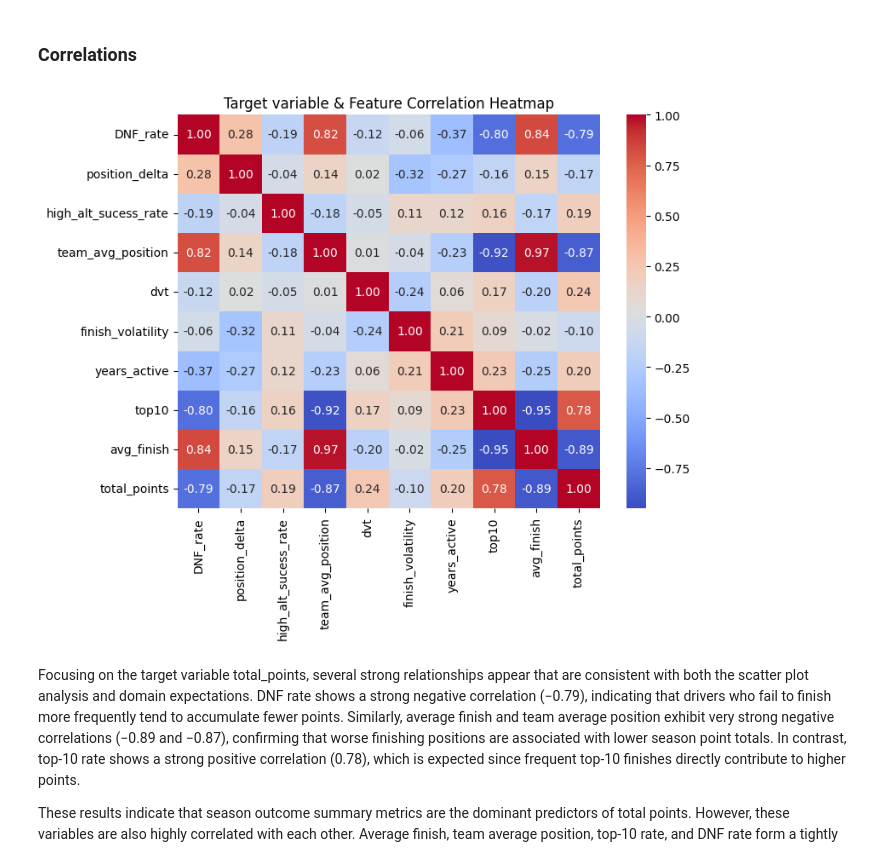
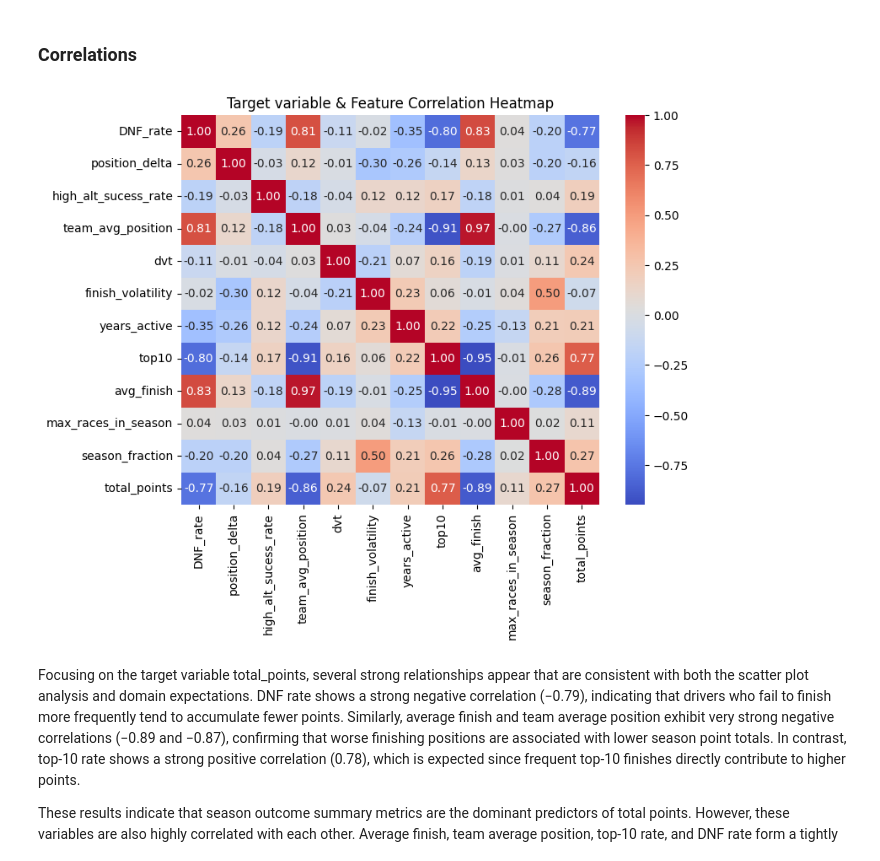
Before and after one commit to viurdaneta/F1, a Jupyter notebook: EDA.ipynb, the cells around one changed output. Drawn from its saved outputs; the diff is of its cells as text; code cells hidden in the pictures.

```diff
--- a/EDA.ipynb
+++ b/EDA.ipynb
@@ -568,6 +554,3 @@ array([  3,  18,   4, 822, 807,   8, 818, 821, 820, 828,  20,   1, 817,
-# %%
-df = df_cleaned
-df = df.drop(columns=["races_entered_x", "max_races_in_season", "season_fraction", "races_entered_y"])
 # %% [markdown]
 In our outlier analysis, we focused on identifying extreme observations in the DVT and related performance metrics. Initially, using standard deviation thresholds, we flagged several drivers with unusually high or low DVT values. Upon closer inspection, most of the extreme values corresponded to dominant drivers from Mercedes and Red Bull, such as Hamilton and Verstappen, which are valid signals rather than noise. However, a few observations stood out as true noise: Nyck de Vries (2022) and Ollie Bearman (2024), who had very limited race participation, and a poor 2019 season for Pierre Gasly. Given their minimal participation, De Vries and Bearman’s DVT values were inflated and unlikely to provide meaningful signal for modeling. We retained Gasly’s data for further analysis, as it reflected a legitimate underperformance in a full season. These noisy observations were removed from the dataset to ensure the model focuses on meaningful patterns, while signal-driven extremes from main drivers were preserved.
 # %%
@@ -631,16 +614,16 @@ for var in features.columns:
 ### Correlations
 # %%
 # Correlation function only takes numeric columns
-numeric_df = df.drop(columns=["year", "driverId", "total_points_x", "total_points_y", "constructor", "races_entered"]).select_dtypes(include="number")
+numeric_df = df.drop(columns=["year", "driverId", "constructor", "races_entered"]).select_dtypes(include="number")
 
 corr_matrix = numeric_df.corr()
 
 plt.figure(figsize=(8, 6))
 sns.heatmap(corr_matrix, annot=True, fmt=".2f", cmap="coolwarm")
 plt.title("Target variable & Feature Correlation Heatmap")
 plt.show()
 # %% [output]
-[figure, old version]
+[figure, new version]
 # %% [markdown]
 Focusing on the target variable total_points, several strong relationships appear that are consistent with both the scatter plot analysis and domain expectations. DNF rate shows a strong negative correlation (−0.79), indicating that drivers who fail to finish more frequently tend to accumulate fewer points. Similarly, average finish and team average position exhibit very strong negative correlations (−0.89 and −0.87), confirming that worse finishing positions are associated with lower season point totals. In contrast, top-10 rate shows a strong positive correlation (0.78), which is expected since frequent top-10 finishes directly contribute to higher points.
 
```
Also changed, not shown: parts of 42 cells of this notebook, 1 other file.
